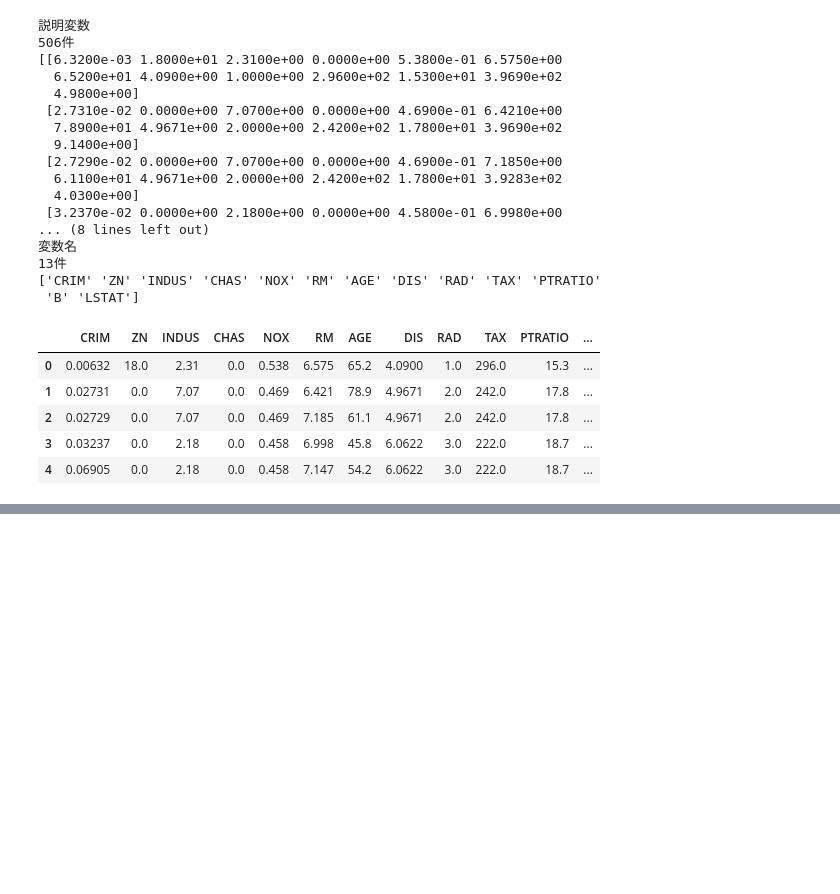
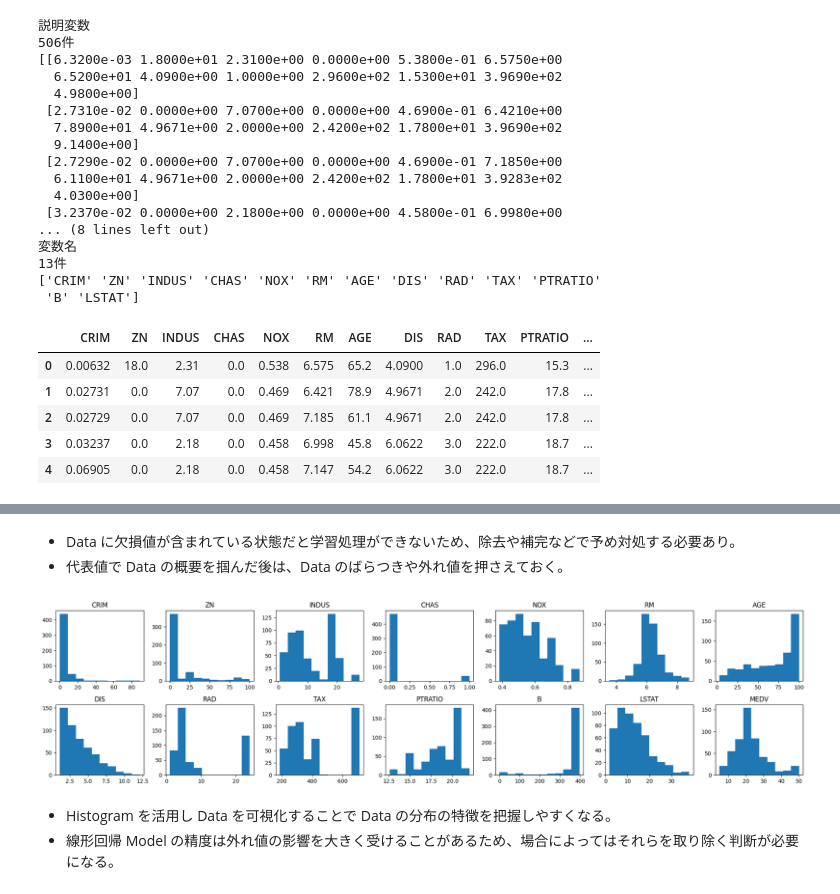
Before and after one commit to 1024xx4/ai_model_building_100, a Jupyter notebook: section04/section04.ipynb, the cells around one changed output, grey strips where cells are left out. Drawn from its saved outputs; the diff is of its cells as text; code cells hidden in the pictures; blank space fills up the shorter version.

Commit message:
Analysis: Data の概要を把握する#7

```diff
--- a/section04/section04.ipynb
+++ b/section04/section04.ipynb
@@ -54,0 +70,19 @@ display(df.head())
+# %% [markdown]
+- Data に欠損値が含まれている状態だと学習処理ができないため、除去や補完などで予め対処する必要あり。
+- 代表値で Data の概要を掴んだ後は、Data のばらつきや外れ値を押さえておく。
+# %%
+# Histogram によるばらつきの確認
+import matplotlib.pyplot as plt
+
+plt.figure(figsize=(20, 5))
+for i, col in enumerate(df.columns):
+    plt.subplot(2, 7, i + 1)
+    plt.hist(df[col])
+    plt.title(col)
+plt.tight_layout()
+plt.show()
+# %% [output]
+[figure, added]
+# %% [markdown]
+- Histogram を活用し Data を可視化することで Data の分布の特徴を把握しやすくなる。
+- 線形回帰 Model の精度は外れ値の影響を大きく受けることがあるため、場合によってはそれらを取り除く判断が必要になる。
```
Also changed, not shown: parts of 2 cells of this notebook.
